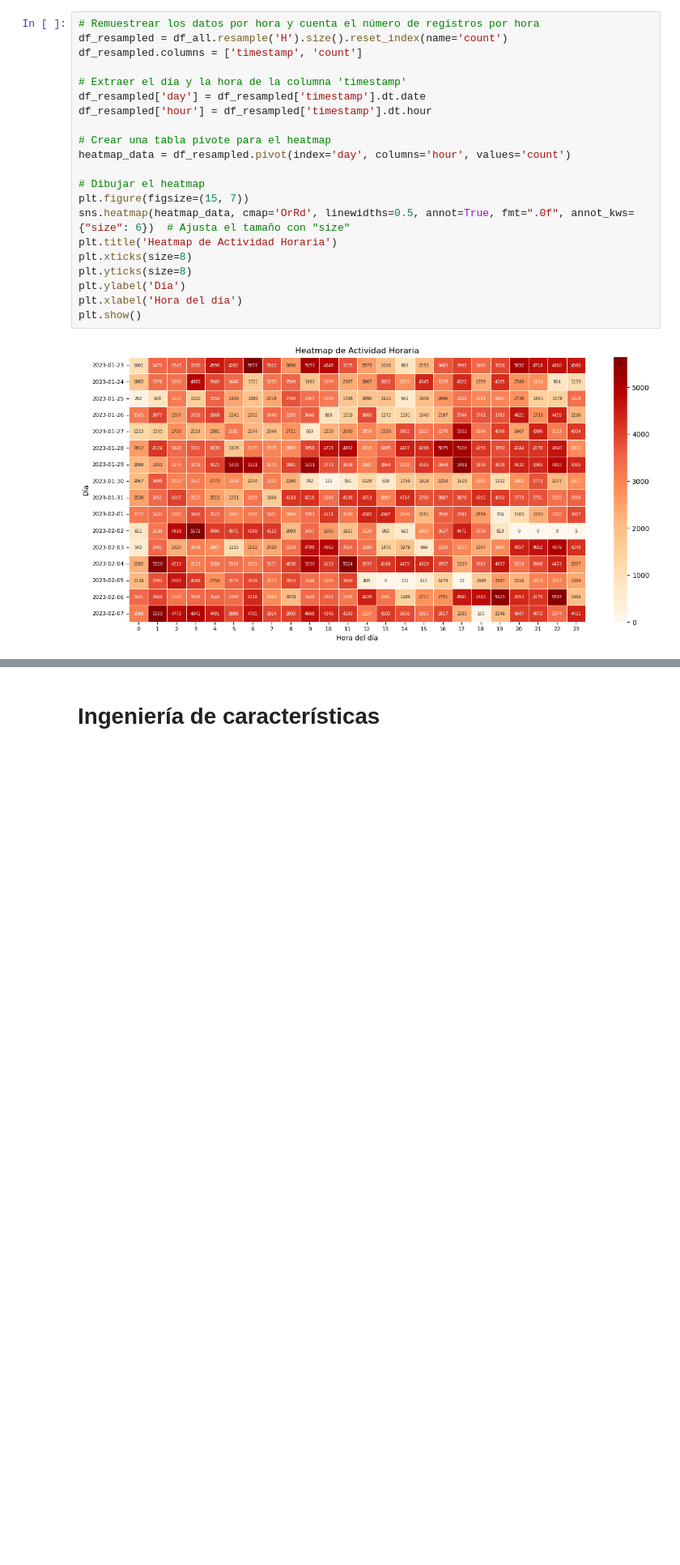
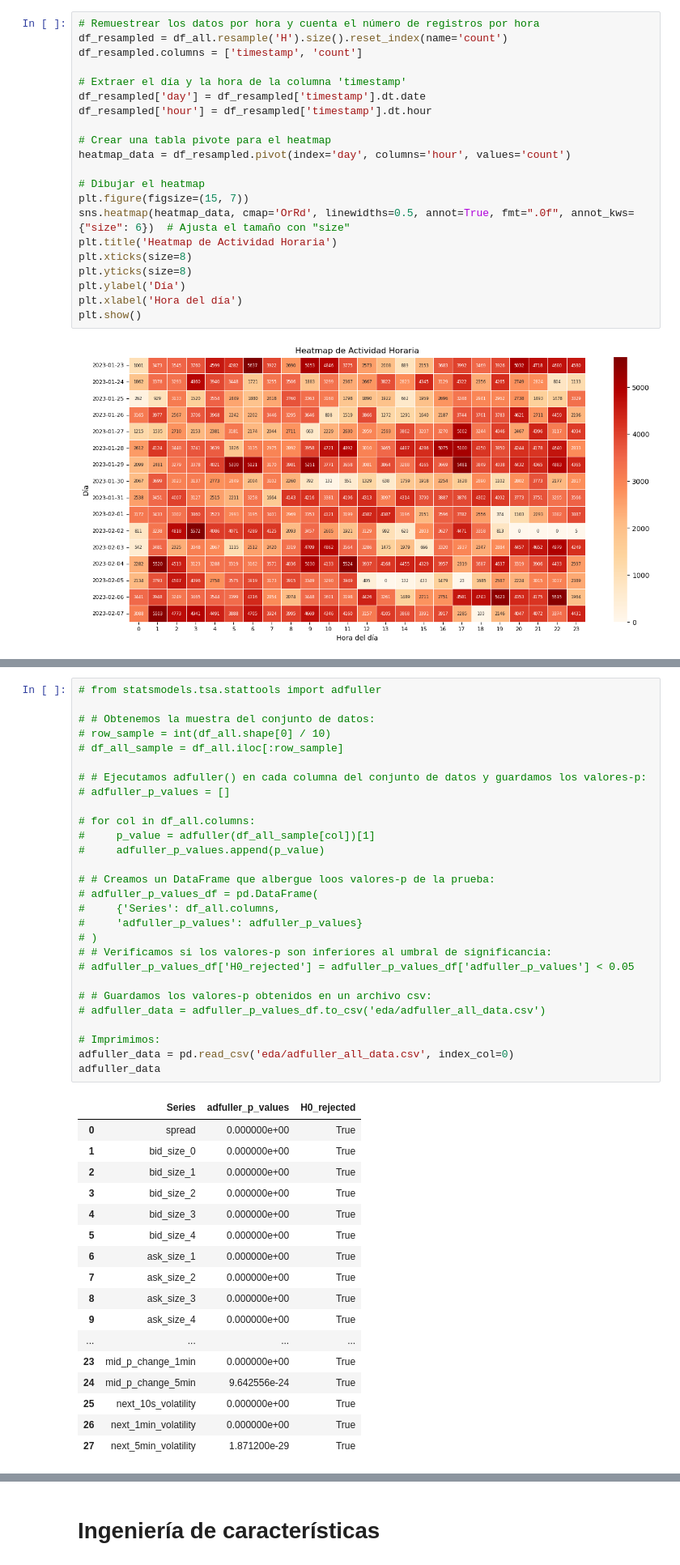
Before and after one commit to IFTrejoM/Binance-price-volatility-predictions-LSTM, a Jupyter notebook: binance.ipynb, the cells around one changed output, grey strips where cells are left out. Shown at 81% size. Saved outputs shown, nothing was run; the diff lists cells and outputs as text; blank space fills up the shorter version.

Commit message:
some advances in ARIMA modeling for data imputation

```diff
--- a/binance.ipynb
+++ b/binance.ipynb
@@ -285,0 +307,46 @@ df_all = df_all.loc[:'2023-02-02 18:00:00']
+# %%
+# from statsmodels.tsa.stattools import adfuller
+
+# # Obtenemos la muestra del conjunto de datos:
+# row_sample = int(df_all.shape[0] / 10)
+# df_all_sample = df_all.iloc[:row_sample]
+
+# # Ejecutamos adfuller() en cada columna del conjunto de datos y guardamos los valores-p:
+# adfuller_p_values = []
+
+# for col in df_all.columns:
+#     p_value = adfuller(df_all_sample[col])[1]
+#     adfuller_p_values.append(p_value)
+
+# # Creamos un DataFrame que albergue loos valores-p de la prueba:
+# adfuller_p_values_df = pd.DataFrame(
+#     {'Series': df_all.columns,
+#     'adfuller_p_values': adfuller_p_values}
+# )
+# # Verificamos si los valores-p son inferiores al umbral de significancia:
+# adfuller_p_values_df['H0_rejected'] = adfuller_p_values_df['adfuller_p_values'] < 0.05
+
+# # Guardamos los valores-p obtenidos en un archivo csv:
+# adfuller_data = adfuller_p_values_df.to_csv('eda/adfuller_all_data.csv')
+
+# Imprimimos:
+adfuller_data = pd.read_csv('eda/adfuller_all_data.csv', index_col=0)
+adfuller_data
+# %% [output]
+|  | Series | adfuller_p_values | H0_rejected |
+| 0 | spread | 0.000000e+00 | True |
+| 1 | bid_size_0 | 0.000000e+00 | True |
+| 2 | bid_size_1 | 0.000000e+00 | True |
+| 3 | bid_size_2 | 0.000000e+00 | True |
+| 4 | bid_size_3 | 0.000000e+00 | True |
+| 5 | bid_size_4 | 0.000000e+00 | True |
+| 6 | ask_size_1 | 0.000000e+00 | True |
+| 7 | ask_size_2 | 0.000000e+00 | True |
+| 8 | ask_size_3 | 0.000000e+00 | True |
+| 9 | ask_size_4 | 0.000000e+00 | True |
+| ... | ... | ... | ... |
+| 23 | mid_p_change_1min | 0.000000e+00 | True |
+| 24 | mid_p_change_5min | 9.642556e-24 | True |
+| 25 | next_10s_volatility | 0.000000e+00 | True |
+| 26 | next_1min_volatility | 0.000000e+00 | True |
+| 27 | next_5min_volatility | 1.871200e-29 | True |
```
Also changed, not shown: parts of 36 cells of this notebook, 5 other files.
